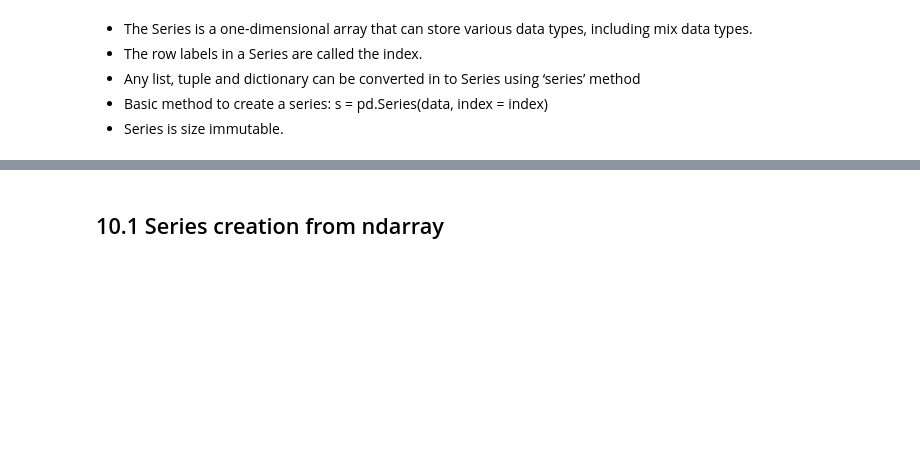
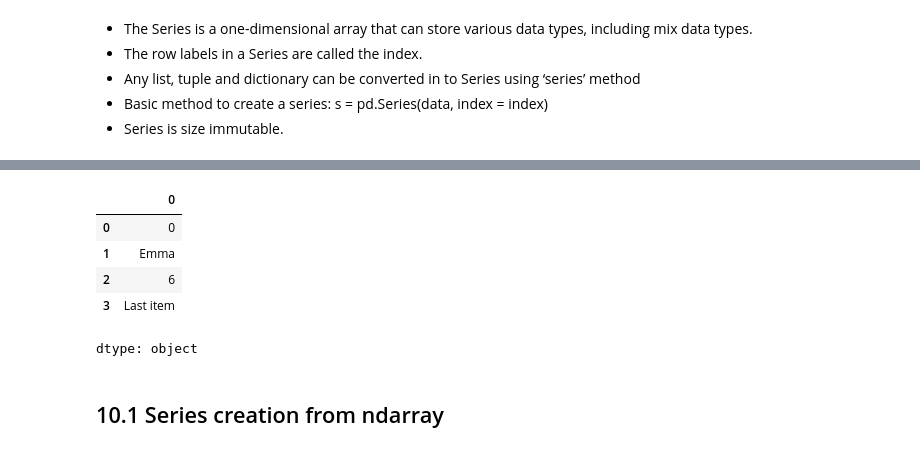
Before and after one commit to IAT-ExploringAI-2024/Week1---Intro-to-Python, a Jupyter notebook: Introduction_to_Python.ipynb, the cells around one changed output, grey strips where cells are left out. Drawn from its saved outputs; the diff is of its cells as text; code cells hidden in the pictures; blank space fills up the shorter version.

```diff
--- a/Introduction_to_Python.ipynb
+++ b/Introduction_to_Python.ipynb
@@ -1155,4 +1184,16 @@ s
 dtype: object
+# %%
+#replicated the list above but tried a few different parameters and added a multiplication function
+import pandas as pd
+chartOfItems = pd.Series([0, 'Emma', 2*3, 'Last item'])
+chartOfItems
+# %% [output]
+|  | 0 |
+| 0 | 0 |
+| 1 | Emma |
+| 2 | 6 |
+| 3 | Last item |
+dtype: object
 # %% [markdown]
 ## 10.1 Series creation from ndarray
 # %% [markdown]
```
Also changed, not shown: parts of 25 cells of this notebook.
